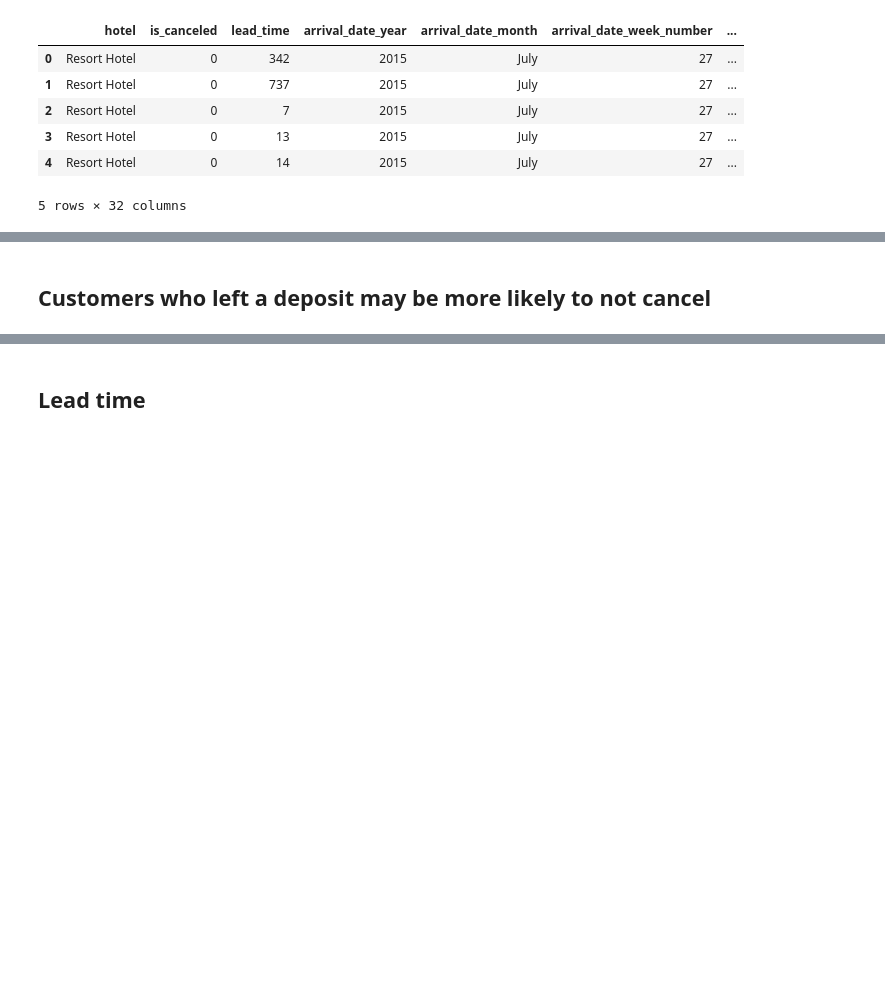
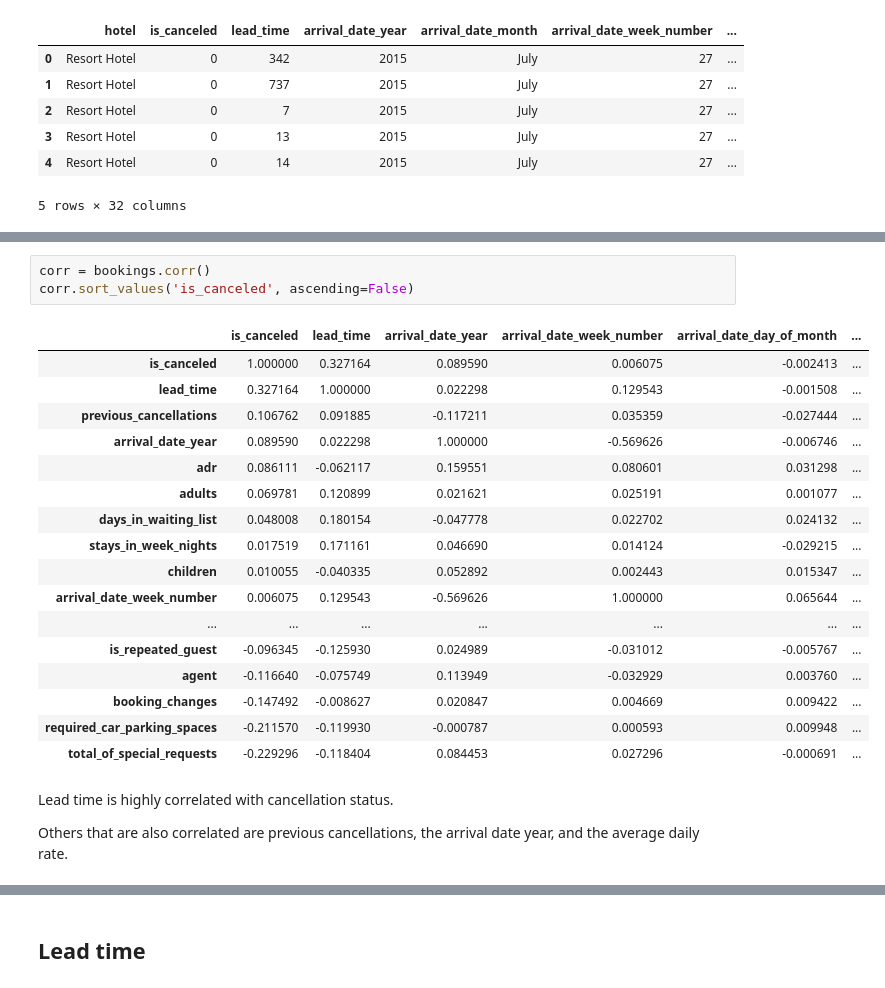
Before and after one commit to zdanielshi/data_science_LFZ, a Jupyter notebook: DS0606_crosstab,_pivot_tables,_groupby.ipynb, the cells around one changed output, grey strips where cells are left out. Cells and saved outputs as stored; diff of their text form; blank space fills up the shorter version.

```diff
--- a/DS0606_crosstab,_pivot_tables,_groupby.ipynb
+++ b/DS0606_crosstab,_pivot_tables,_groupby.ipynb
@@ -427,3 +413,26 @@ bookings.groupby('is_canceled').count()
 2 rows × 31 columns
-# %% [markdown]
-## Customers who left a deposit may be more likely to not cancel
+# %%
+corr = bookings.corr()
+corr.sort_values('is_canceled', ascending=False)
+# %% [output]
+|  | is_canceled | lead_time | arrival_date_year | arrival_date_week_number | arrival_date_day_of_month | ... |
+| is_canceled | 1.000000 | 0.327164 | 0.089590 | 0.006075 | -0.002413 | ... |
+| lead_time | 0.327164 | 1.000000 | 0.022298 | 0.129543 | -0.001508 | ... |
+| previous_cancellations | 0.106762 | 0.091885 | -0.117211 | 0.035359 | -0.027444 | ... |
+| arrival_date_year | 0.089590 | 0.022298 | 1.000000 | -0.569626 | -0.006746 | ... |
+| adr | 0.086111 | -0.062117 | 0.159551 | 0.080601 | 0.031298 | ... |
+| adults | 0.069781 | 0.120899 | 0.021621 | 0.025191 | 0.001077 | ... |
+| days_in_waiting_list | 0.048008 | 0.180154 | -0.047778 | 0.022702 | 0.024132 | ... |
+| stays_in_week_nights | 0.017519 | 0.171161 | 0.046690 | 0.014124 | -0.029215 | ... |
+| children | 0.010055 | -0.040335 | 0.052892 | 0.002443 | 0.015347 | ... |
+| arrival_date_week_number | 0.006075 | 0.129543 | -0.569626 | 1.000000 | 0.065644 | ... |
+| ... | ... | ... | ... | ... | ... | ... |
+| is_repeated_guest | -0.096345 | -0.125930 | 0.024989 | -0.031012 | -0.005767 | ... |
+| agent | -0.116640 | -0.075749 | 0.113949 | -0.032929 | 0.003760 | ... |
+| booking_changes | -0.147492 | -0.008627 | 0.020847 | 0.004669 | 0.009422 | ... |
+| required_car_parking_spaces | -0.211570 | -0.119930 | -0.000787 | 0.000593 | 0.009948 | ... |
+| total_of_special_requests | -0.229296 | -0.118404 | 0.084453 | 0.027296 | -0.000691 | ... |
+# %% [markdown]
+Lead time is highly correlated with cancellation status.
+
+Others that are also correlated are previous cancellations, the arrival date year, and the average daily rate.
```
Also changed, not shown: parts of 23 cells of this notebook.
